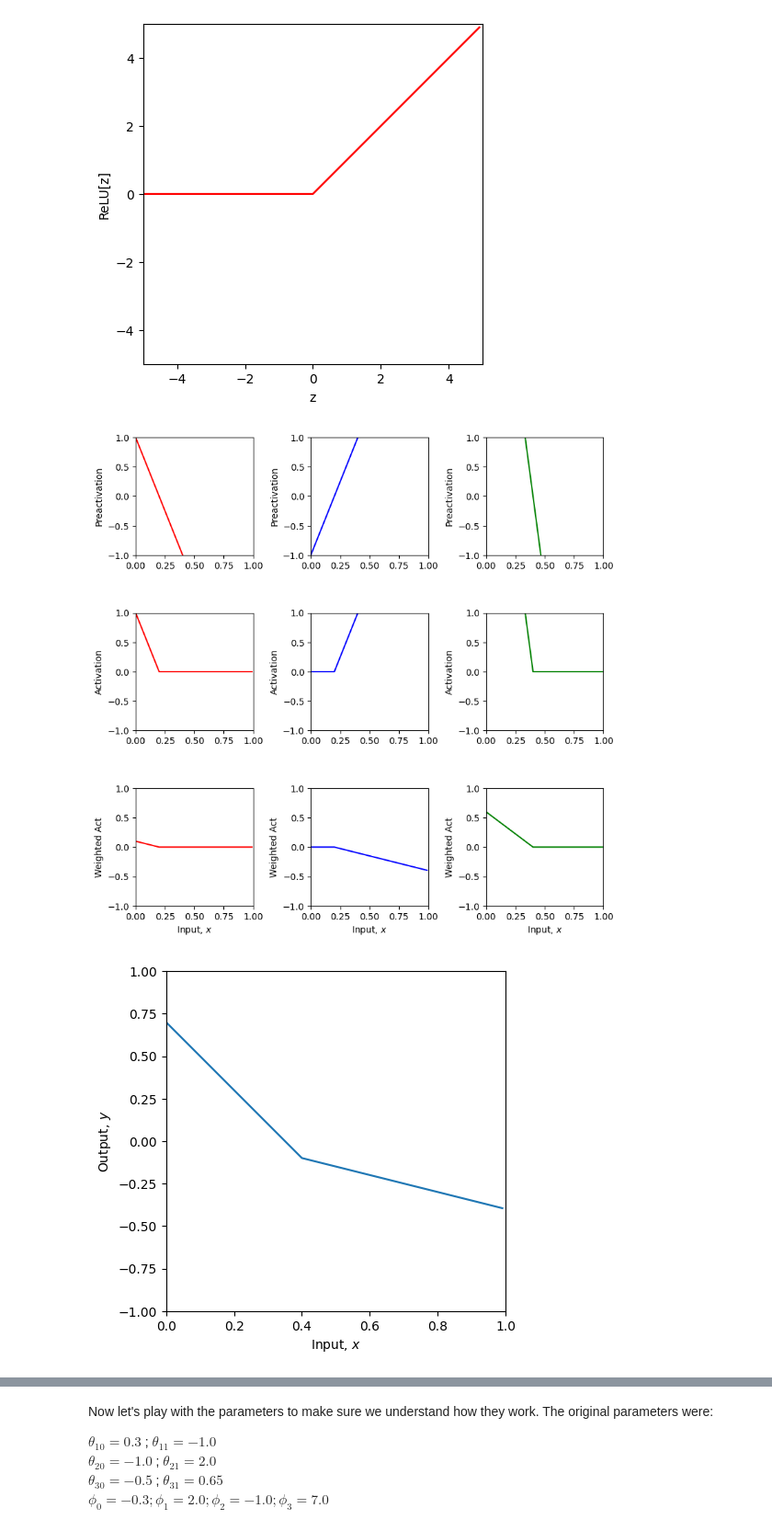
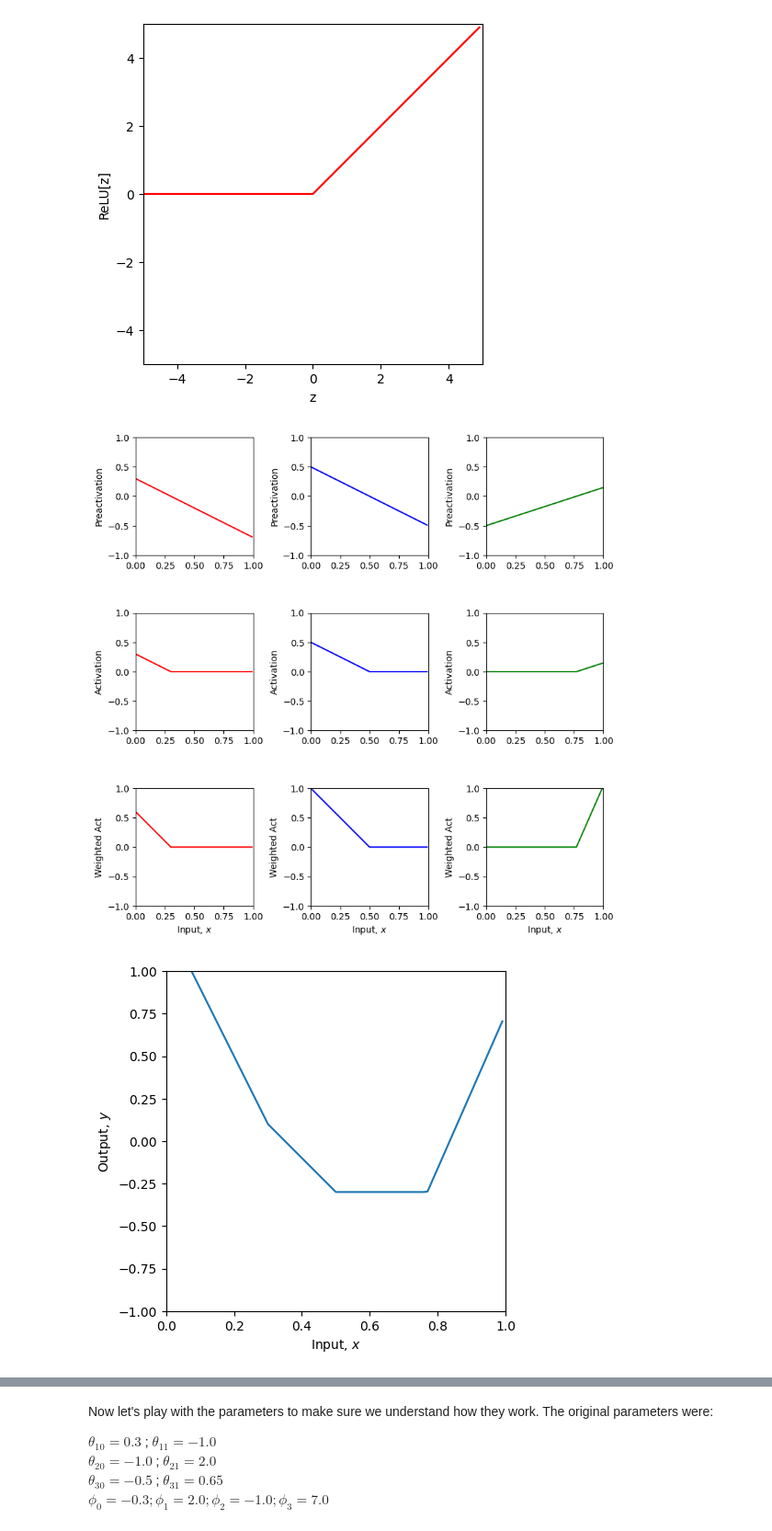
Before and after one commit to Billy-Ay/Fall167IntroDeepLearning, a Jupyter notebook: 3_1_Shallow_Networks_I.ipynb, the cells around one changed output, grey strips where cells are left out. Shown at 92% size. Saved outputs shown, nothing was run; the diff lists cells and outputs as text; code cells hidden in the pictures.

```diff
--- a/3_1_Shallow_Networks_I.ipynb
+++ b/3_1_Shallow_Networks_I.ipynb
@@ -108,22 +108,23 @@ def plot_neural(x, y, pre_1, pre_2, pre_3, act_1, act_2, act_3, w_act_1, w_act_2
   plt.show()
 # %%
 # Now lets define some parameters and run the neural network
-theta_10 =  1.0 ; theta_11 = -5.0
-theta_20 = -1.0  ; theta_21 = 5.0
-theta_30 = 6.0  ; theta_31 = -2.0
-phi_0 = -0.0; phi_1 = 0.1; phi_2 = -0.1; phi_3 = 0.1
+o1 = -0.5 ; o2 = -2.0
+theta_10 =  0.3 ; theta_11 = -1.0
+theta_20 = -1.0 * o1 ; theta_21 = 2.0 * o1
+theta_30 = -0.5  ; theta_31 = 0.65
+phi_0 = -0.3; phi_1 = 2.0; phi_2 = -1.0 * o2; phi_3 = 7.0
 
 # Define a range of input values
 x = np.arange(0,1,0.01)
 
 # We run the neural network for each of these input values
 y, pre_1, pre_2, pre_3, act_1, act_2, act_3, w_act_1, w_act_2, w_act_3 = \
     shallow_1_1_3(x, ReLU, phi_0,phi_1,phi_2,phi_3, theta_10, theta_11, theta_20, theta_21, theta_30, theta_31)
 # And then plot it
 plot_neural(x, y, pre_1, pre_2, pre_3, act_1, act_2, act_3, w_act_1, w_act_2, w_act_3, plot_all=True)
 # %% [output]
-[figure, old version]
+[figure, new version]
-[figure, old version]
+[figure, new version]
 # %% [markdown]
 If your code is correct, then the final output should look like this:
 <img src="embedded-picture-1">
```
Also changed, not shown: parts of 1 cell of this notebook.
